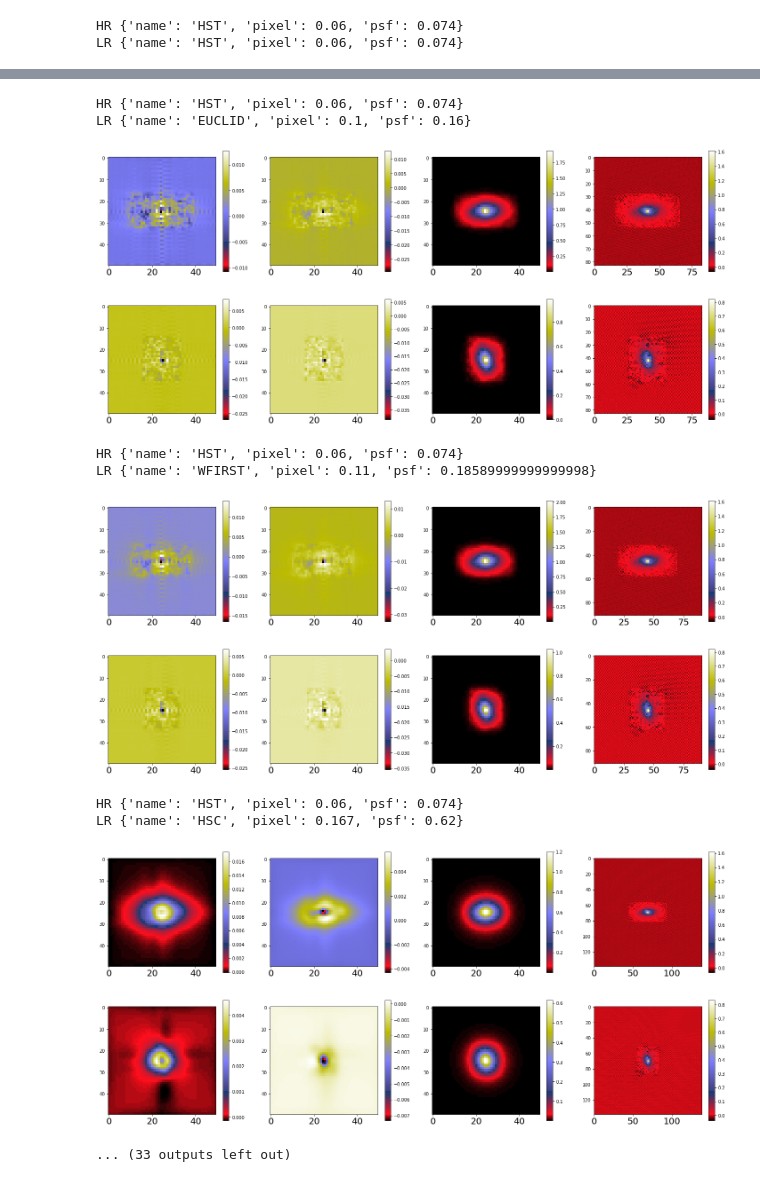
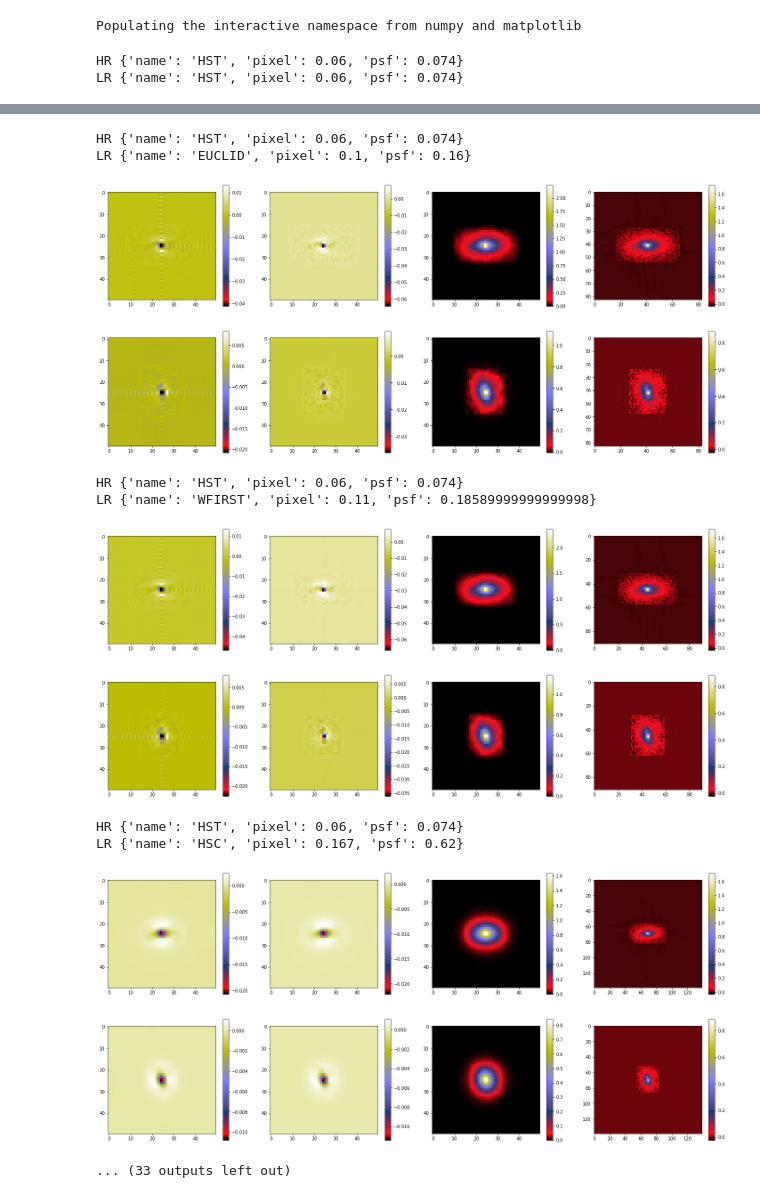
Before and after one commit to herjy/Multi_resolution_comparison, a Jupyter notebook: Reconstruction_comparison.ipynb, the cells around one changed output, grey strips where cells are left out. Cells and saved outputs as stored; diff of their text form; code cells hidden in the pictures.

Commit message:
Comparison with correct scarlet padding

```diff
--- a/Reconstruction_comparison.ipynb
+++ b/Reconstruction_comparison.ipynb
@@ -182,15 +8,33 @@ def interp_galsim(data_hr, data_lr, diff_psf, angle, h_hr, h_lr):
+# %%
+%pylab inline
+#Loading stuffs
+data_dir='/Users/remy/Desktop/LSST_Project/GalSim/examples/data'
+
+HST, EUCLID, WFIRST, HSC, LSST = gct.load_surveys()
+
+cat = galsim.COSMOSCatalog(dir=data_dir, file_name = 'real_galaxy_catalog_23.5_example.fits')
+
+def mad(x):
+    return scs.median_absolute_deviation(x)
+
+matplotlib.rc('image', cmap='gist_stern')
+matplotlib.rc('image', interpolation='none')
+# %% [output]
+Populating the interactive namespace from numpy and matplotlib
 # %%
-# Test reconstructions
+# Shape of the low resolutino images
 nlr = 50
+# List of surveys
 surveys = [HST, EUCLID, WFIRST, HSC, LSST]
-
-
+# Scarlet-specific channels
+channel_hr = ['hr']
+channel_lr = ['lr']
+channels = channel_lr+channel_hr
+# Storrage for the results
 reconstructions = {'survey_lr': [], 'survey_hr': [], 'n_hr': [], 'true_flux': [], 'lr_flux': [],
                    's_flux': [], 'g_flux': [], 's_sdr': [], 'g_sdr': []}
-
-def SDR(X_true, X):
-    return 10*np.log10(np.sum(X_true**2)**0.5/np.sum((X_true-X)**2)**0.5)
-
+# PSF size (pixels)
+npsf = 41
 
 for gg, surveyhr in enumerate(surveys):
     for g, surveylr in enumerate(surveys[gg:]):
@@ -200,7 +44,8 @@ for gg, surveyhr in enumerate(surveys):
             nhr = int(nlr*surveylr['pixel']/surveyhr['pixel'])
 
             # Galsim setup:
-            data_hr, data_lr, psf_hr, psf_lr, angle = mk_sim(int(i), surveyhr, surveylr, (nhr, nhr), (nlr, nlr))
+            data_hr, data_lr, psf_hr, psf_lr, angle = gct.mk_sim(int(i), surveyhr, surveylr, (nhr, nhr),
+                                                                 (nlr, nlr), npsf, cat)
 
             ## GSO from psf_hr for galsim
             psf_hr_galsim = galsim.InterpolatedImage(galsim.Image(psf_hr[0]),
@@ -214,17 +59,14 @@ for gg, surveyhr in enumerate(surveys):
             diff_gal = galsim.Convolve(deconv, psf_lr_hr)
             diff = diff_gal.drawImage(nx=npsf,ny=npsf, scale=surveyhr['pixel']).array[None, :,:]
 
-            # Make simulations
-            data_hr, data_lr, psf_hr, psf_lr, angle = mk_sim(i, surveyhr, surveylr, (nhr, nhr), (nlr, nlr))
-
             # scarlet setup
-            obs_lr = interp_scarlet(data_hr, data_lr, psf_hr, psf_lr)
-
+            if i == 0:
+                obs_lr, obs_hr = gct.setup_scarlet(data_hr, data_lr, psf_hr, psf_lr, channels)
 
             # Scarlet timing
             scar_rec = obs_lr.render(data_hr.array[None,:,:])
             # Galsim timing
-            gal_rec = interp_galsim(data_hr, data_lr, diff_gal, angle, surveyhr['pixel'], surveylr['pixel'])
+            gal_rec = gct.interp_galsim(data_hr, data_lr, diff_gal, angle, surveyhr['pixel'], surveylr['pixel'])
 
             if i%50 ==0:
                 figure(figsize = (25,5))
@@ -249,8 +91,8 @@ for gg, surveyhr in enumerate(surveys):
             reconstructions['lr_flux'].append((data_lr.array).sum())
             reconstructions['s_flux'].append((scar_rec).sum())
             reconstructions['g_flux'].append((gal_rec.array).sum())
-            reconstructions['s_sdr'].append(SDR(data_lr.array,scar_rec))
-            reconstructions['g_sdr'].append(SDR(data_lr.array,gal_rec.array))
+            reconstructions['s_sdr'].append(gct.SDR(data_lr.array,scar_rec))
+            reconstructions['g_sdr'].append(gct.SDR(data_lr.array,gal_rec.array))
 import pickle
 bfile = open('Precision_npsf='+str(npsf)+'.pkl', 'wb')
 pickle.dump(reconstructions, bfile)
@@ -263,15 +105,15 @@ LR {'name': 'HST', 'pixel': 0.06, 'psf': 0.074}
 HR {'name': 'HST', 'pixel': 0.06, 'psf': 0.074}
 LR {'name': 'EUCLID', 'pixel': 0.1, 'psf': 0.16}
-[figure, old version]
+[figure, new version]
-[figure, old version]
+[figure, new version]
 HR {'name': 'HST', 'pixel': 0.06, 'psf': 0.074}
 LR {'name': 'WFIRST', 'pixel': 0.11, 'psf': 0.18589999999999998}
-[figure, old version]
+[figure, new version]
-[figure, old version]
+[figure, new version]
 HR {'name': 'HST', 'pixel': 0.06, 'psf': 0.074}
 LR {'name': 'HSC', 'pixel': 0.167, 'psf': 0.62}
-[figure, old version]
+[figure, new version]
-[figure, old version]
+[figure, new version]
 ... (33 outputs left out)
 # %%
 
```
Also changed, not shown: parts of 9 cells of this notebook, 3 other files.
